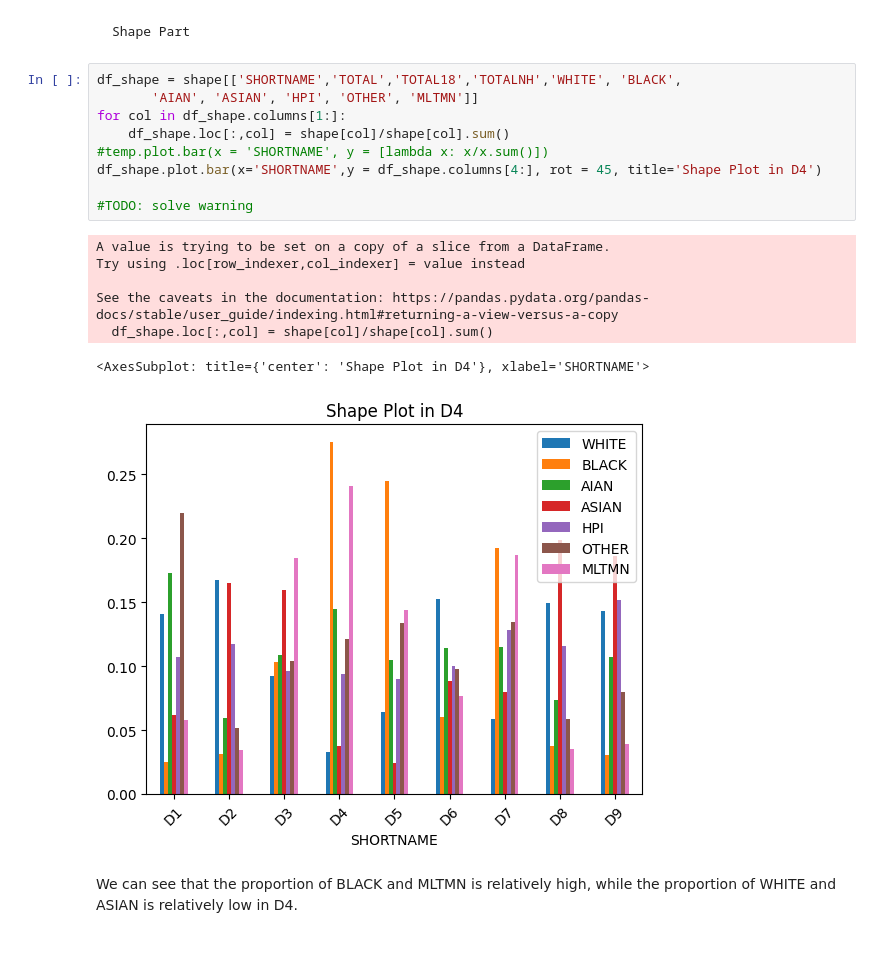
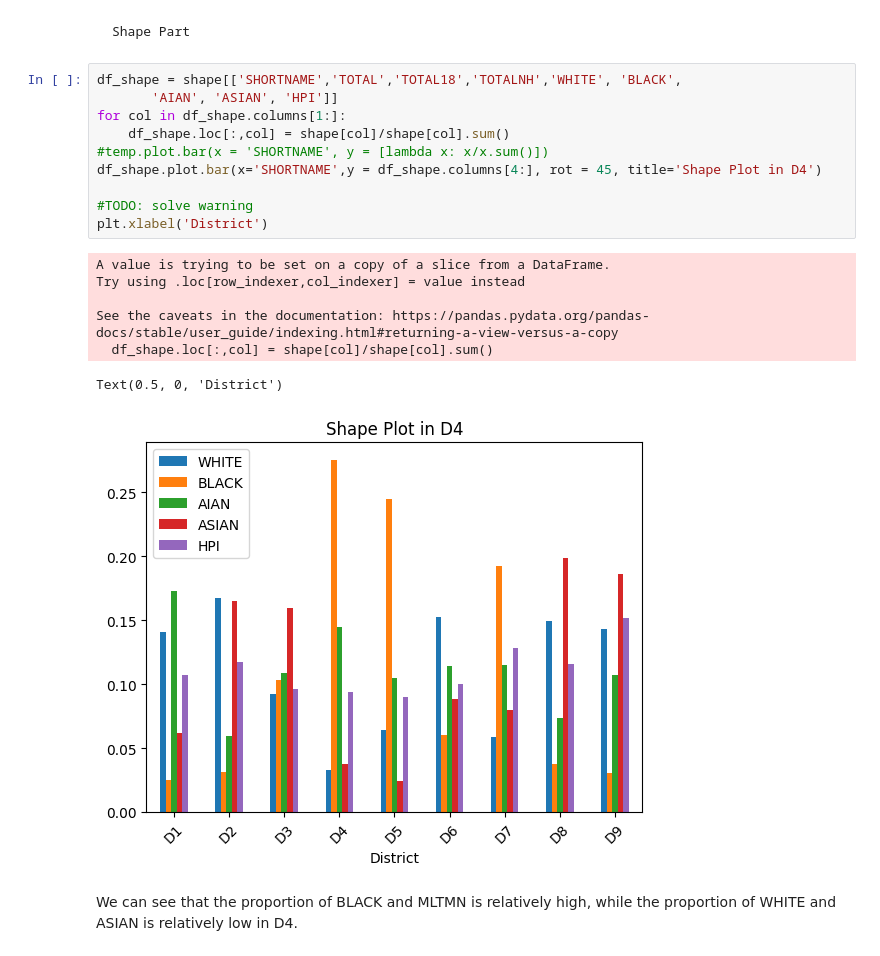
Before and after one commit to BU-Spark/ds-councilor-worrell-gun-violence, a Jupyter notebook: spring23-team-2/deliverables/deliverables 2/pattern-1.ipynb, the cells around one changed output. Drawn from its saved outputs; the diff is of its cells as text.

```diff
--- a/spring23-team-2/deliverables/deliverables 2/pattern-1.ipynb
+++ b/spring23-team-2/deliverables/deliverables 2/pattern-1.ipynb
@@ -33,21 +33,22 @@ police = pd.read_csv('../../data/boston-massachusetts-police-districts.csv')
     Shape Part
 # %%
 df_shape = shape[['SHORTNAME','TOTAL','TOTAL18','TOTALNH','WHITE', 'BLACK',
-       'AIAN', 'ASIAN', 'HPI', 'OTHER', 'MLTMN']]
+       'AIAN', 'ASIAN', 'HPI']]
 for col in df_shape.columns[1:]:
     df_shape.loc[:,col] = shape[col]/shape[col].sum()
 #temp.plot.bar(x = 'SHORTNAME', y = [lambda x: x/x.sum()])
 df_shape.plot.bar(x='SHORTNAME',y = df_shape.columns[4:], rot = 45, title='Shape Plot in D4')
 
 #TODO: solve warning
+plt.xlabel('District')
 # %% [output]
 A value is trying to be set on a copy of a slice from a DataFrame.
 Try using .loc[row_indexer,col_indexer] = value instead
 
 See the caveats in the documentation: https://pandas.pydata.org/pandas-docs/stable/user_guide/indexing.html#returning-a-view-versus-a-copy
   df_shape.loc[:,col] = shape[col]/shape[col].sum()
-<AxesSubplot: title={'center': 'Shape Plot in D4'}, xlabel='SHORTNAME'>
+Text(0.5, 0, 'District')
-[figure, old version]
+[figure, new version]
 # %% [markdown]
 We can see that the proportion of BLACK and MLTMN is relatively high, while the proportion of WHITE and ASIAN is relatively low in D4.
 # %% [markdown]
```
Also changed, not shown: parts of 11 cells of this notebook, 1 other file.
